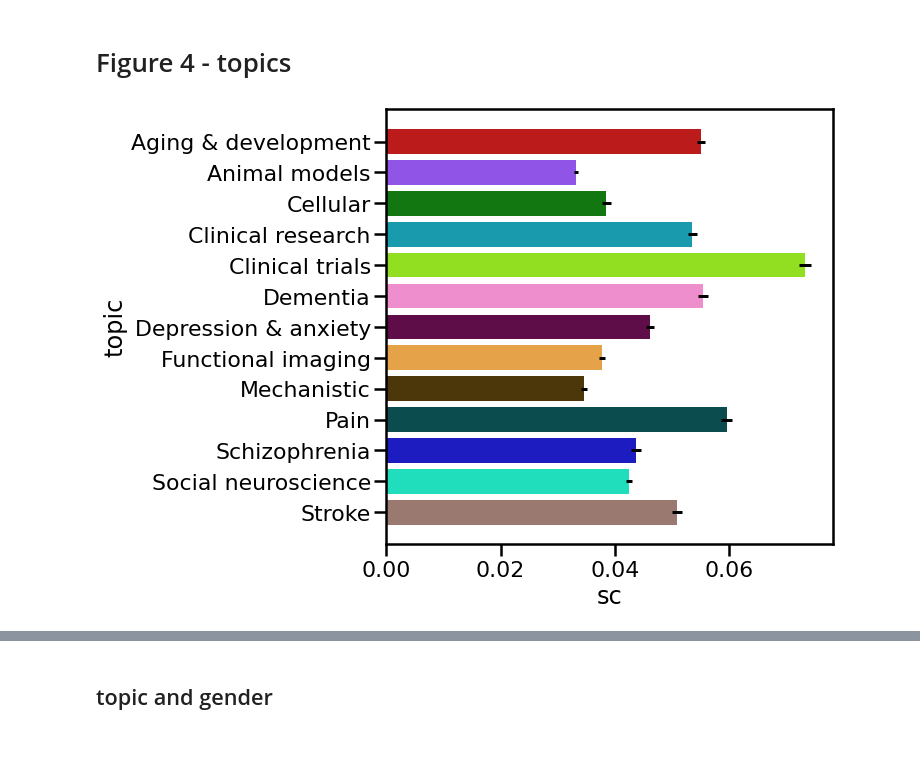
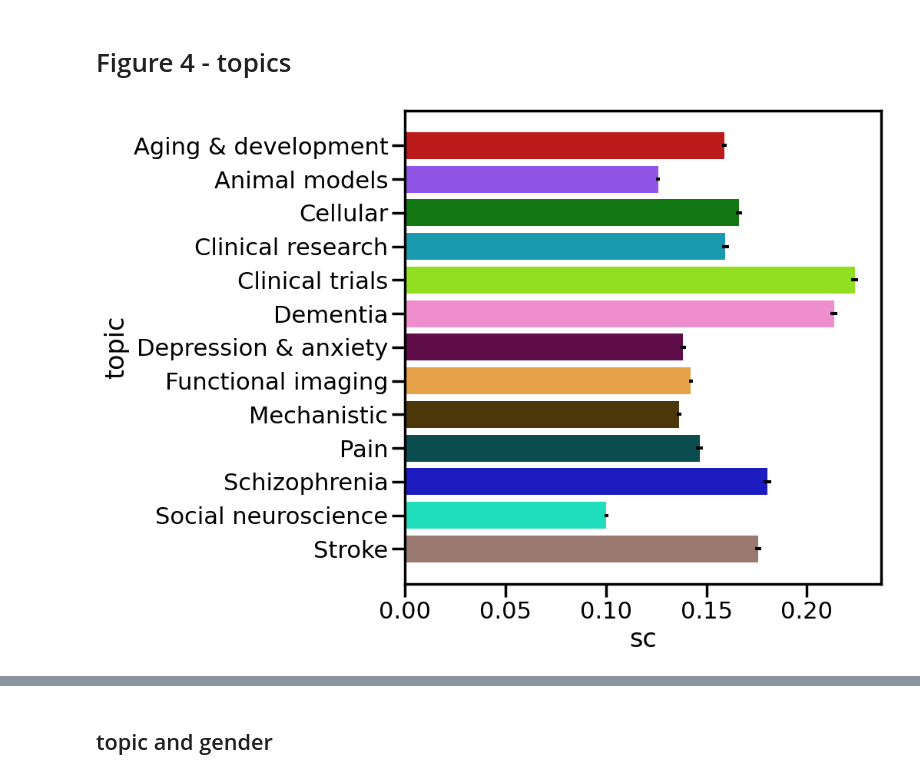
Before and after one commit to mattrosenblatt7/self_citation, a Jupyter notebook: raw_data_analysis/bootstrap_analysis.ipynb, the cells around one changed output, grey strips where cells are left out. Saved outputs shown, nothing was run; the diff lists cells and outputs as text; code cells hidden in the pictures; blank space fills up the shorter version.

```diff
--- a/raw_data_analysis/bootstrap_analysis.ipynb
+++ b/raw_data_analysis/bootstrap_analysis.ipynb
@@ -455,7 +469,8 @@ pvalue: 0.00010236054932368681
 # %% [markdown]
 ## for first or last auth
 # %%
-save_figs = True
+# Make plots of first/last author self-citation rates vs academic age
+
 # functions for finding quantiles from dataframes
 def qlower(x):
     return x.quantile(0.25)
@@ -608,5 +559,0 @@ print(df_affil.shape)
-# %%
-titles_unique = set()
-for x in titles:
-    titles_unique.add(x)
-print('Length of titles: {:d}, unique titles: {:d}'.format(len(titles), len(titles_unique)))
@@ -615,16 +560 @@ Length of titles: 39560, unique titles: 39542
-# %%
-affil_country = []
-for i in tqdm(range(df_affil.shape[0])):
-
-  if df_affil['Title'][i] in la_affil_dict:
-    if df_affil['SC Type'][i] == 'FA':
-      affil_country.append(fa_affil_dict[df_affil.Title[i]])
-    elif df_affil['SC Type'][i] == 'LA':
-      affil_country.append(la_affil_dict[df_affil.Title[i]])
-    elif df_affil['SC Type'][i] == 'Any':  # for Any auth self-cites look at LA country
-          affil_country.append(la_affil_dict[df_affil.Title[i]])
-  else:
-    affil_country.append('Error')
-
-df_affil['country'] = affil_country
 # %%
@@ -651,6 +574,6 @@ df_country_summary['iso_a3'] = coco.convert(names=list(df_country_summary.countr
 # %%
-save_figs = True
-plot_type = 'FA'  # RUN FOR FA AND LA
+# Plot map for first and/or last authors (change plot_type variable)
+plot_type = 'LA'  # RUN FOR FA AND LA
 world = gpd.read_file(gpd.datasets.get_path('naturalearth_lowres'))
 world.loc[world.name=='France', 'iso_a3'] = 'FRA'  # fix france error where iso_a3 is excluded
 df_plot = df_country_summary[df_country_summary['SC Type']==plot_type]
@@ -679,8 +600,8 @@ save_figs=False
 # %%
-author_type = 'FA'
+# plot self-citation rate by number of topics
+author_type = 'Any'  # change to FA, LA, or Any
 num_topics = 13
-from seaborn.utils import ci
-import colorcet as cc
+
 
 # functions for finding quantiles from dataframes
 def qlower(x):
@@ -700,31 +621,31 @@ ntopics = len(topic_names)
 
 topic_sc_array = np.array([])
 auth_array = np.array([])
 topic_id_array = np.array([])
 num_boot_iters = np.shape(topic_fa_sc)[0]
 for i in range(ntopics):
   topic_sc_array = np.concatenate([topic_sc_array, topic_fa_sc[:, i], topic_la_sc[:, i], topic_any_sc[:, i]])
   auth_array = np.concatenate([auth_array, num_boot_iters*['FA'], num_boot_iters*['LA'], num_boot_iters*['Any']])
   # topic_id_array = np.concatenate([topic_id_array, 3*num_boot_iters*[i]])
   topic_id_array = np.concatenate([topic_id_array, 3*num_boot_iters*[topic_names[i]]])
 
 df_topics = pd.DataFrame({'topic':topic_id_array, 'auth':auth_array, 'sc':topic_sc_array})
 df_topics = df_topics.sort_values('topic')
 
 fig, ax = plt.subplots(figsize=(8, 8))
 many_palette = sns.color_palette(cc.glasbey, n_colors=num_topics)
 sns.barplot(data=df_topics[df_topics['auth']==author_type], y='topic', x='sc', ci=None, orient='h', ax=ax, palette=many_palette)
 
 # get quantiles for CI, then add error bars
 df_quantiles = df_topics[df_topics.auth==author_type].groupby(['topic']).agg({'sc': [qlower, qupper]})
 df_mean = df_topics[df_topics.auth==author_type].groupby(['topic']).agg({'sc': 'mean'})
 ci_vals = np.zeros((2, 13))
 ci_vals[0, :] = np.abs(df_quantiles['sc']['qlower'] - df_mean['sc'])
 ci_vals[1, :] = df_quantiles['sc']['qupper'] - df_mean['sc']
 ax.errorbar(x=df_mean.sc, y=np.arange(0, 13), xerr=ci_vals, ls='', lw=3, color='black')
 
 
 if save_figs:
   fig.savefig(base_path + 'fig4_topics/topics_' + str(num_topics) + '_' + author_type + '.svg', format="svg", transparent=True, dpi=400, bbox_inches='tight')
 # %% [output]
-[figure, old version]
+[figure, new version]
```
Also changed, not shown: parts of 84 cells of this notebook, 17 other files.
